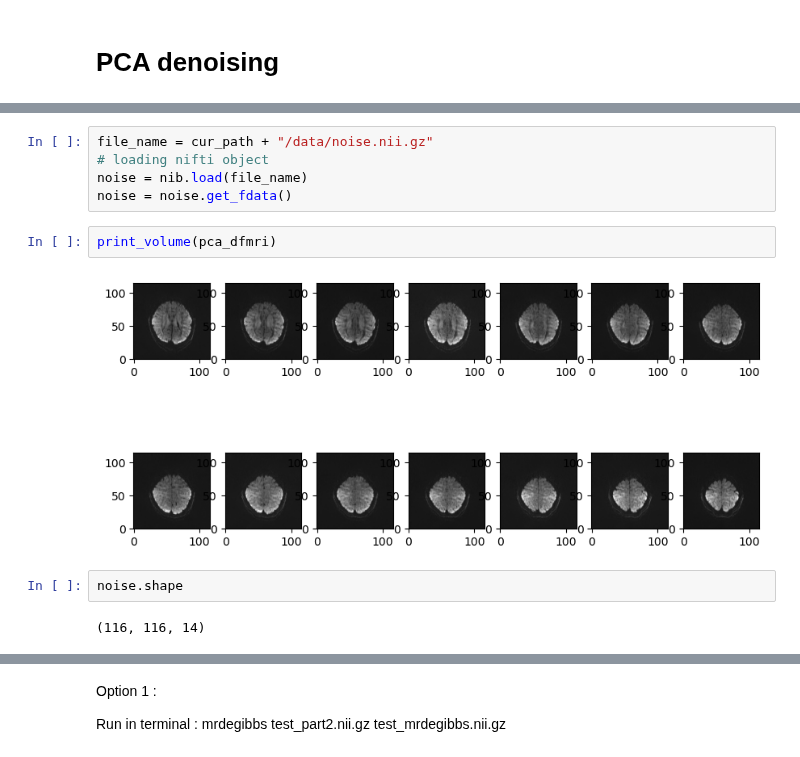
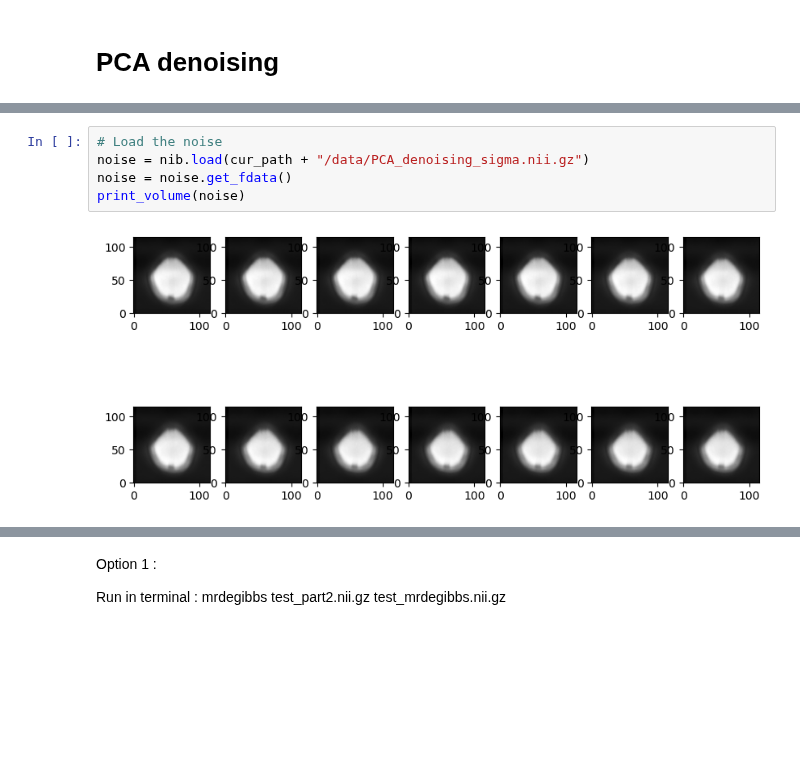
Before and after one commit to jazz031195/preprocessing, a Jupyter notebook: preprocessing_loop.ipynb, the cells around one changed output, grey strips where cells are left out. Cells and saved outputs as stored; diff of their text form; blank space fills up the shorter version.

```diff
--- a/preprocessing_loop.ipynb
+++ b/preprocessing_loop.ipynb
@@ -188,13 +233,7 @@ pca_dfmri = pca_dfmri.get_fdata()
 # %%
-file_name = cur_path + "/data/noise.nii.gz"
-# loading nifti object
-noise = nib.load(file_name)
+# Load the noise
+noise = nib.load(cur_path + "/data/PCA_denoising_sigma.nii.gz")
 noise = noise.get_fdata()
+print_volume(noise)
+# %% [output]
+[figure, added]
-# %%
-print_volume(pca_dfmri)
-# %% [output]
-[figure, removed]
-# %%
-noise.shape
-# %% [output]
-(116, 116, 14)
```
Also changed, not shown: parts of 31 cells of this notebook, 2 other files.
